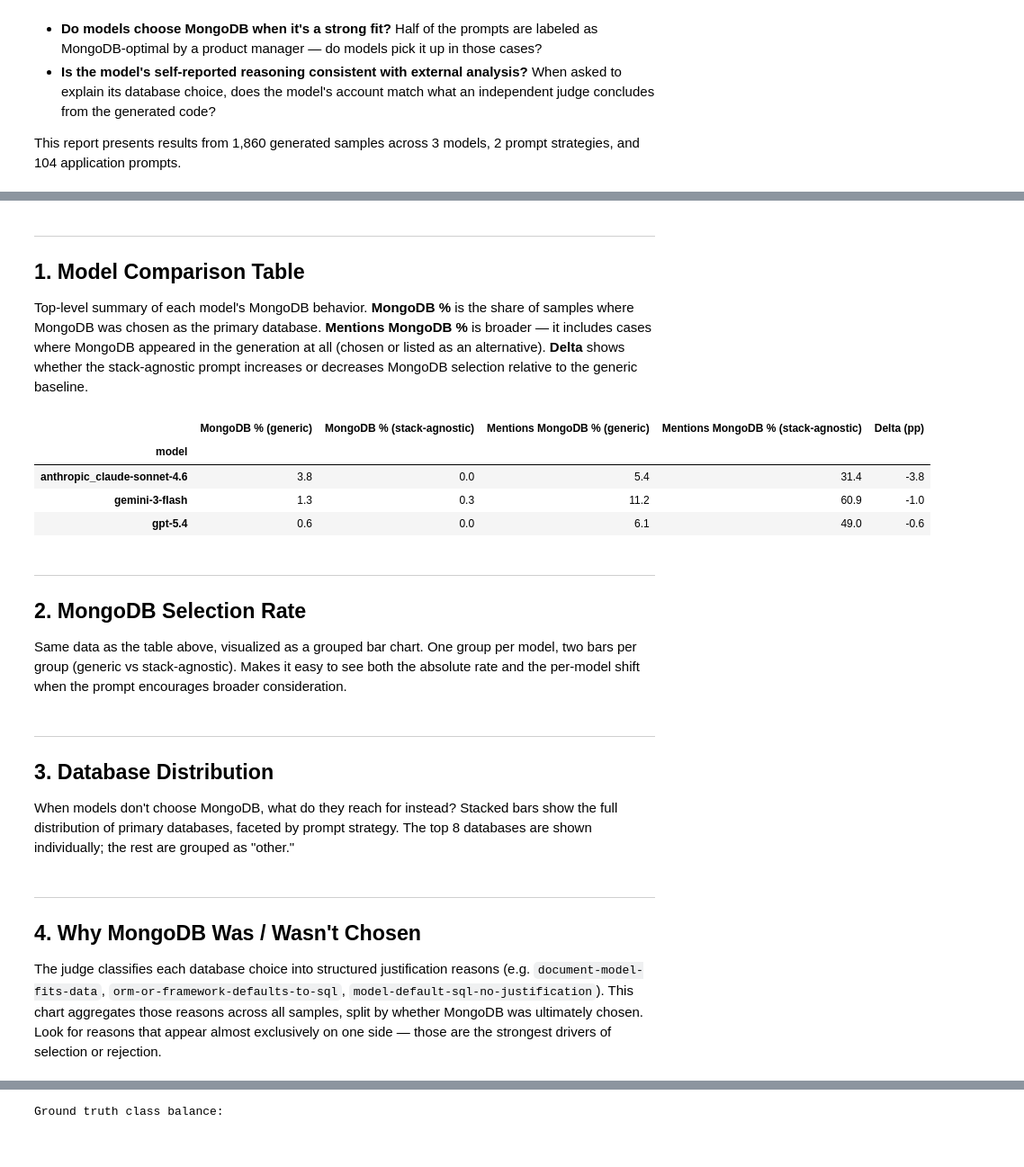
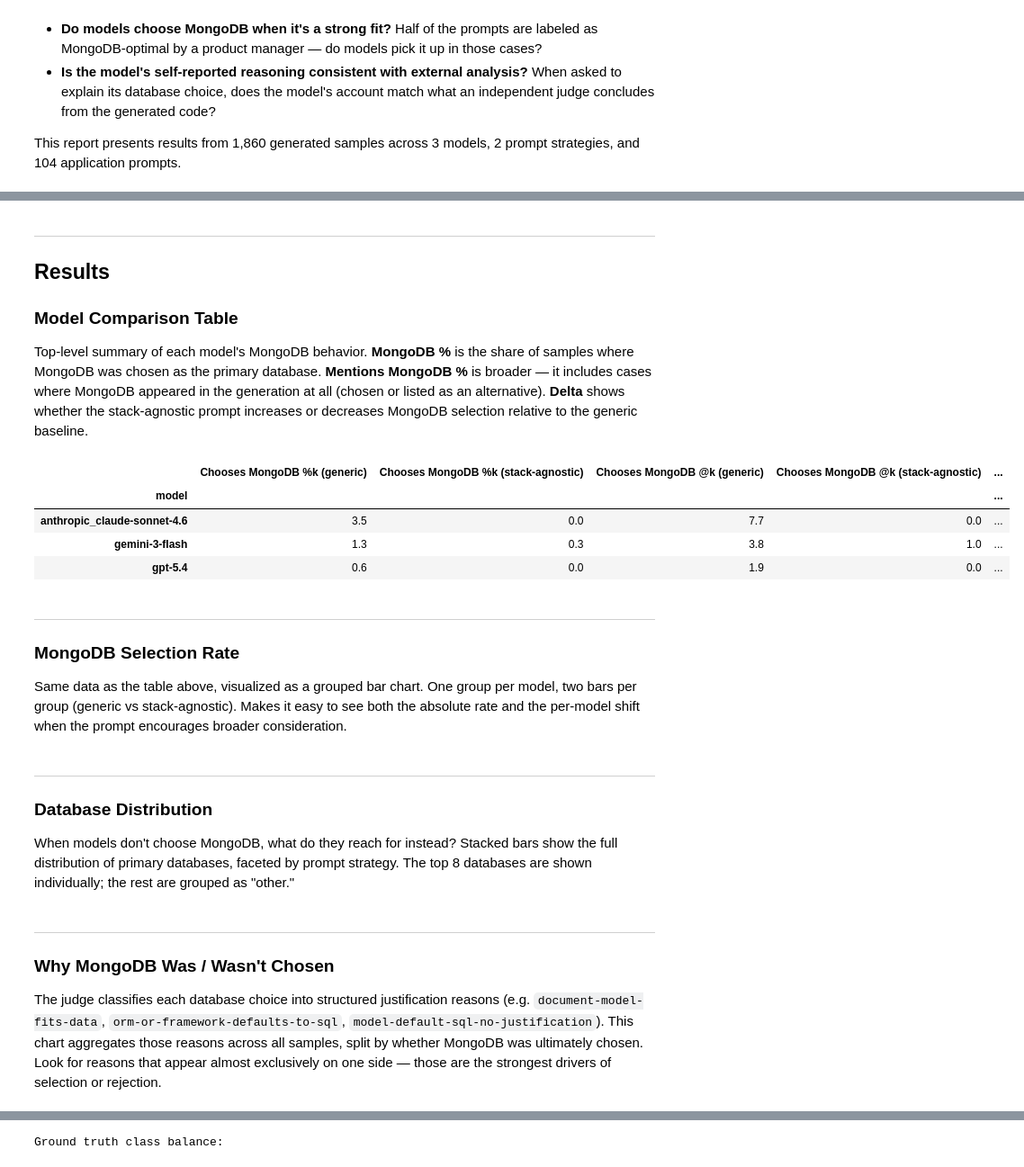
Before and after one commit to mongodb/ai-benchmarks, a Jupyter notebook: reports/app-development/app-development-report.ipynb, the cells around one changed output, grey strips where cells are left out. Shown at 90% size. Cells and saved outputs as stored; diff of their text form; code cells hidden in the pictures.

```diff
--- a/reports/app-development/app-development-report.ipynb
+++ b/reports/app-development/app-development-report.ipynb
@@ -177,47 +214,31 @@ df.head(2)
 # %% [markdown]
 ---
-## 1. Model Comparison Table
+## Results
+
+### Model Comparison Table
 
 Top-level summary of each model's MongoDB behavior. **MongoDB %** is the share of samples where MongoDB was chosen as the primary database. **Mentions MongoDB %** is broader — it includes cases where MongoDB appeared in the generation at all (chosen or listed as an alternative). **Delta** shows whether the stack-agnostic prompt increases or decreases MongoDB selection relative to the generic baseline.
 # %%
-def _pct(series):
-    return (series.mean() * 100).round(1)
+pivot = agg.pivot(index="model", columns="experiment_type")
 
-mentions_mongo = df.copy()
-mentions_mongo["mentions_mongodb"] = (
-    df["chose_mongodb"]
-    | df["alternatives_considered"].apply(lambda xs: "mongodb" in [x.lower() for x in xs] if xs else False)
-)
-
-summary = (
-    mentions_mongo
-    .groupby(["model", "experiment_type"])
-    .agg(
-        mongodb_rate=("chose_mongodb", "mean"),
-        mentions_rate=("mentions_mongodb", "mean"),
-        n=("chose_mongodb", "count"),
-    )
-    .reset_index()
-)
-
-pivot = summary.pivot(index="model", columns="experiment_type")
 table = pd.DataFrame({
-    "MongoDB % (generic)": (pivot[("mongodb_rate", "prompt_generic_coding_assistant")] * 100).round(1),
-    "MongoDB % (stack-agnostic)": (pivot[("mongodb_rate", "prompt_stack_agnostic_coding_assistant")] * 100).round(1),
-    "Mentions MongoDB % (generic)": (pivot[("mentions_rate", "prompt_generic_coding_assistant")] * 100).round(1),
-    "Mentions MongoDB % (stack-agnostic)": (pivot[("mentions_rate", "prompt_stack_agnostic_coding_assistant")] * 100).round(1),
+    "Chooses MongoDB %k (generic)": (pivot[("PrimaryDb%k", "prompt_generic_coding_assistant")] * 100).round(1),
+    "Chooses MongoDB %k (stack-agnostic)": (pivot[("PrimaryDb%k", "prompt_stack_agnostic_coding_assistant")] * 100).round(1),
+    "Chooses MongoDB @k (generic)": (pivot[("PrimaryDb@k", "prompt_generic_coding_assistant")] * 100).round(1),
+    "Chooses MongoDB @k (stack-agnostic)": (pivot[("PrimaryDb@k", "prompt_stack_agnostic_coding_assistant")] * 100).round(1),
+    "Mentions MongoDB %k (generic)": (pivot[("Mentions%k", "prompt_generic_coding_assistant")] * 100).round(1),
+    "Mentions MongoDB %k (stack-agnostic)": (pivot[("Mentions%k", "prompt_stack_agnostic_coding_assistant")] * 100).round(1),
 })
-table["Delta (pp)"] = (table["MongoDB % (stack-agnostic)"] - table["MongoDB % (generic)"]).round(1)
-table.sort_values("MongoDB % (generic)", ascending=False).style.format("{:.1f}").background_gradient(cmap="RdYlGn", subset=["Delta (pp)"])
+table.sort_values("Chooses MongoDB %k (generic)", ascending=False).style.format("{:.1f}")
 # %% [output]
-|  | MongoDB % (generic) | MongoDB % (stack-agnostic) | Mentions MongoDB % (generic) | Mentions MongoDB % (stack-agnostic) | Delta (pp) |
-| model |  |  |  |  |  |
-| anthropic_claude-sonnet-4.6 | 3.8 | 0.0 | 5.4 | 31.4 | -3.8 |
-| gemini-3-flash | 1.3 | 0.3 | 11.2 | 60.9 | -1.0 |
-| gpt-5.4 | 0.6 | 0.0 | 6.1 | 49.0 | -0.6 |
+|  | Chooses MongoDB %k (generic) | Chooses MongoDB %k (stack-agnostic) | Chooses MongoDB @k (generic) | Chooses MongoDB @k (stack-agnostic) | ... |
+| model |  |  |  |  | ... |
+| anthropic_claude-sonnet-4.6 | 3.5 | 0.0 | 7.7 | 0.0 | ... |
+| gemini-3-flash | 1.3 | 0.3 | 3.8 | 1.0 | ... |
+| gpt-5.4 | 0.6 | 0.0 | 1.9 | 0.0 | ... |
 # %% [markdown]
 ---
-## 2. MongoDB Selection Rate
+### MongoDB Selection Rate
 
 Same data as the table above, visualized as a grouped bar chart. One group per model, two bars per group (generic vs stack-agnostic). Makes it easy to see both the absolute rate and the per-model shift when the prompt encourages broader consideration.
 # %%
@@ -244,6 +288,6 @@ fig.show()
 # %% [markdown]
 ---
-## 3. Database Distribution
+### Database Distribution
 
 When models don't choose MongoDB, what do they reach for instead? Stacked bars show the full distribution of primary databases, faceted by prompt strategy. The top 8 databases are shown individually; the rest are grouped as "other."
 # %%
@@ -276,7 +325,7 @@ fig = px.bar(
 fig.show()
 # %% [markdown]
 ---
-## 4. Why MongoDB Was / Wasn't Chosen
+### Why MongoDB Was / Wasn't Chosen
 
 The judge classifies each database choice into structured justification reasons (e.g. `document-model-fits-data`, `orm-or-framework-defaults-to-sql`, `model-default-sql-no-justification`). This chart aggregates those reasons across all samples, split by whether MongoDB was ultimately chosen. Look for reasons that appear almost exclusively on one side — those are the strongest drivers of selection or rejection.
 # %%
```
Also changed, not shown: parts of 23 cells of this notebook, 4 other files.
